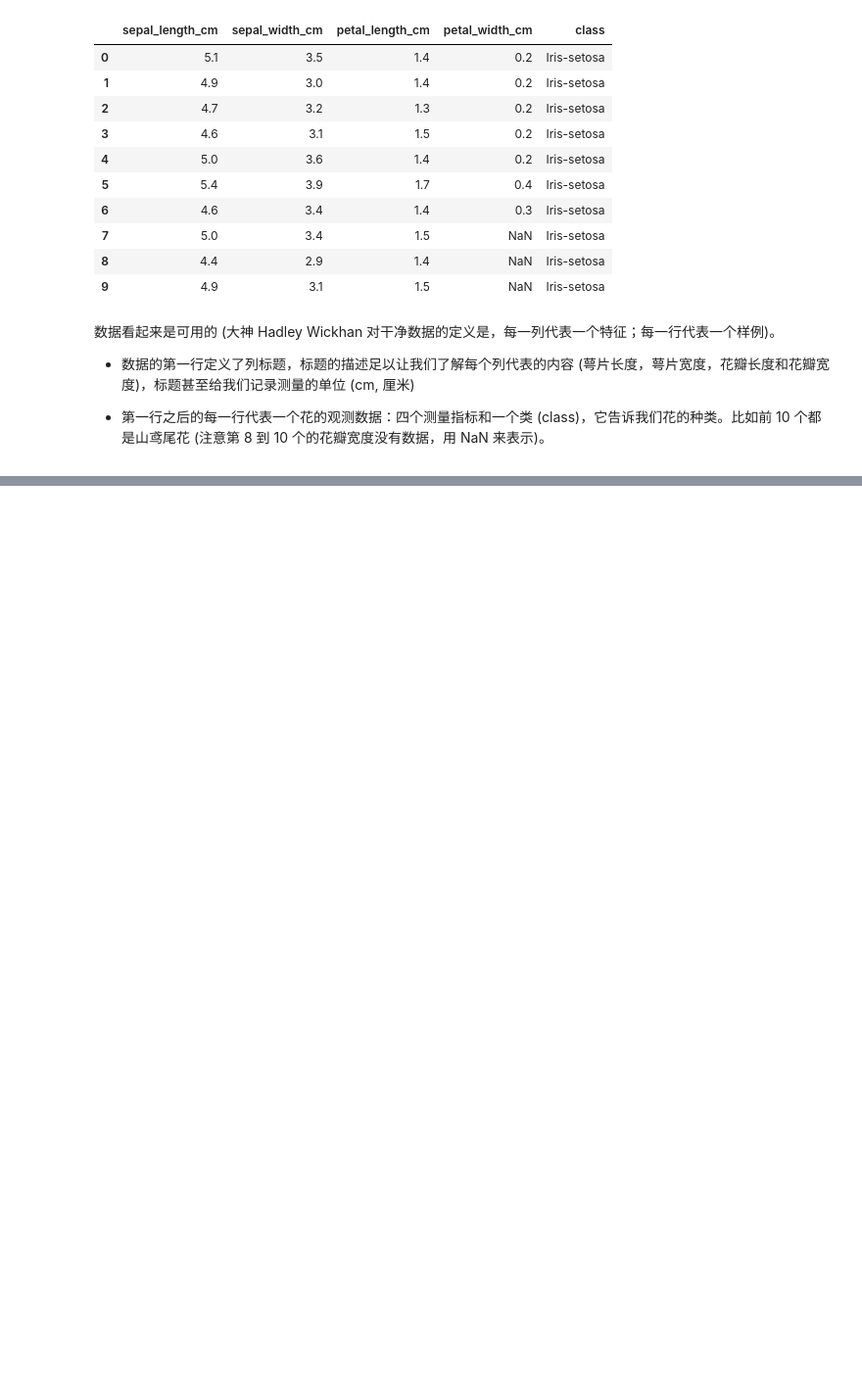
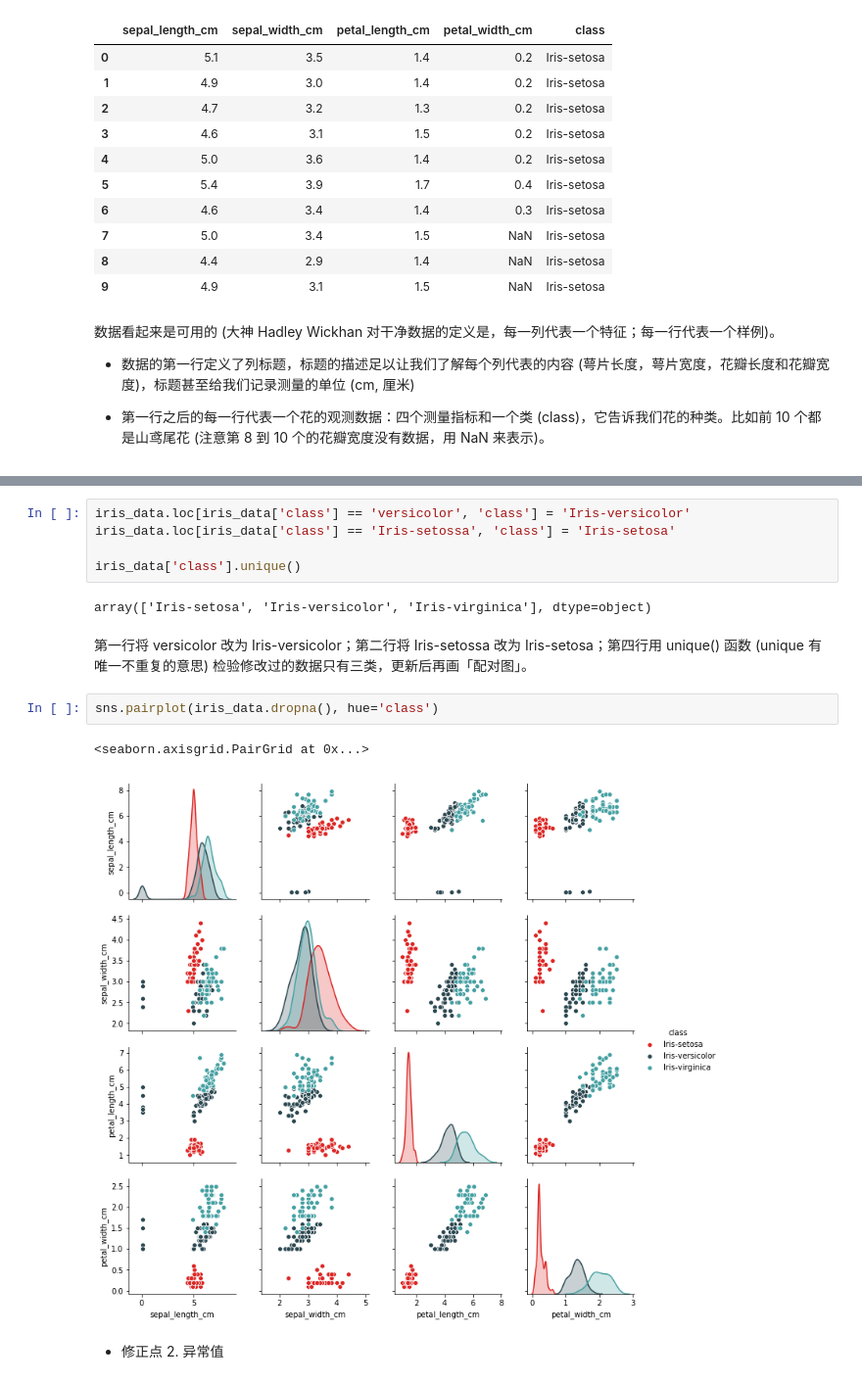
Before and after one commit to ybsdegit/Life_Process_Study, a Jupyter notebook: StudyPacticePython/Base_Python/python入门/Python 系列 6 - Seaborn.ipynb, the cells around one changed output, grey strips where cells are left out. Shown at 98% size. Saved outputs shown, nothing was run; the diff lists cells and outputs as text; blank space fills up the shorter version.

```diff
--- a/StudyPacticePython/Base_Python/python入门/Python 系列 6 - Seaborn.ipynb
+++ b/StudyPacticePython/Base_Python/python入门/Python 系列 6 - Seaborn.ipynb
@@ -98,0 +181,16 @@ iris_data.head(10)
+# %%
+iris_data.loc[iris_data['class'] == 'versicolor', 'class'] = 'Iris-versicolor'
+iris_data.loc[iris_data['class'] == 'Iris-setossa', 'class'] = 'Iris-setosa'
+
+iris_data['class'].unique()
+# %% [output]
+array(['Iris-setosa', 'Iris-versicolor', 'Iris-virginica'], dtype=object)
+# %% [markdown]
+第一行将 versicolor 改为 Iris-versicolor；第二行将 Iris-setossa 改为 Iris-setosa；第四行用 unique() 函数 (unique 有唯一不重复的意思) 检验修改过的数据只有三类，更新后再画「配对图」。
+# %%
+sns.pairplot(iris_data.dropna(), hue='class')
+# %% [output]
+<seaborn.axisgrid.PairGrid at 0x...>
+[figure, added]
+# %% [markdown]
+- 修正点 2. 异常值
```
Also changed, not shown: parts of 78 cells of this notebook, 15 other files.
